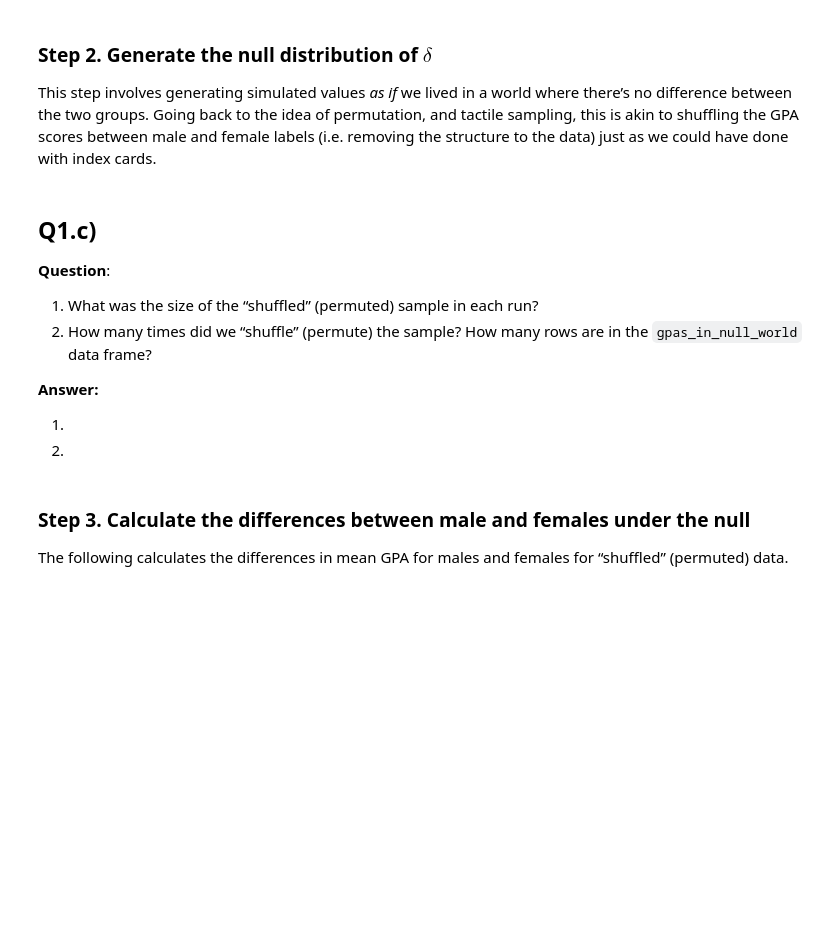
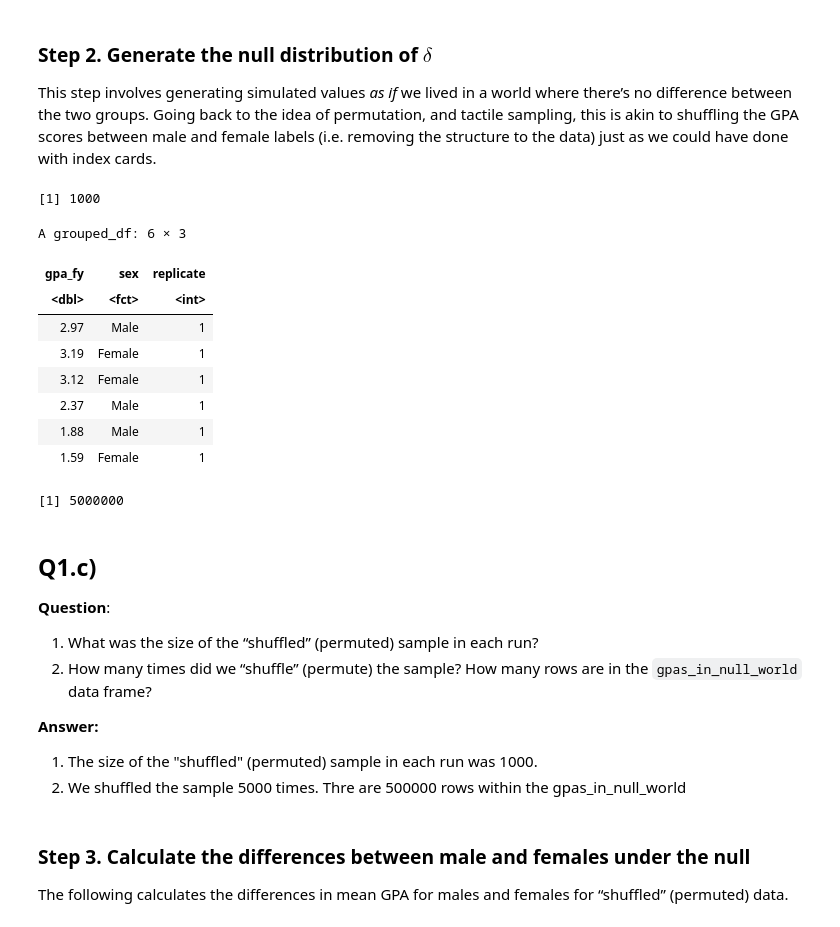
Before and after one commit to UNC-DATA-730/unit-9-assignment-dlee002, a Jupyter notebook: assignment9.ipynb, the cells around one changed output. Drawn from its saved outputs; the diff is of its cells as text; code cells hidden in the pictures; blank space fills up the shorter version.

```diff
--- a/assignment9.ipynb
+++ b/assignment9.ipynb
@@ -162,12 +167,28 @@ the idea of permutation, and tactile sampling, this is akin to shuffling
 the GPA scores between male and female labels (i.e. removing the
 structure to the data) just as we could have done with index cards.
 # %%
+nrow(sat_gpa)
+
 gpas_in_null_world = sat_gpa |>
   specify(gpa_fy ~ sex) |>
   hypothesize(null = "independence") |>
   generate(reps = 5000, type = 'permute')
 
 gpas_in_null_world |> head()
+
+nrow(gpas_in_null_world)
+# %% [output]
+[1] 1000
+A grouped_df: 6 × 3
+| gpa_fy | sex | replicate |
+| <dbl> | <fct> | <int> |
+| 2.97 | Male | 1 |
+| 3.19 | Female | 1 |
+| 3.12 | Female | 1 |
+| 2.37 | Male | 1 |
+| 1.88 | Male | 1 |
+| 1.59 | Female | 1 |
+[1] 5000000
 # %% [markdown]
 ## Q1.c)
 
@@ -179,8 +200,8 @@ gpas_in_null_world |> head()
 
 **Answer:**
 
-1.
-2.
+1. The size of the "shuffled" (permuted) sample in each run was 1000.
+2.  We shuffled the sample 5000 times. Thre are 500000 rows within the gpas_in_null_world
 # %% [markdown]
 ### Step 3. Calculate the differences between male and females under the null
 
```
Also changed, not shown: parts of 20 cells of this notebook.
